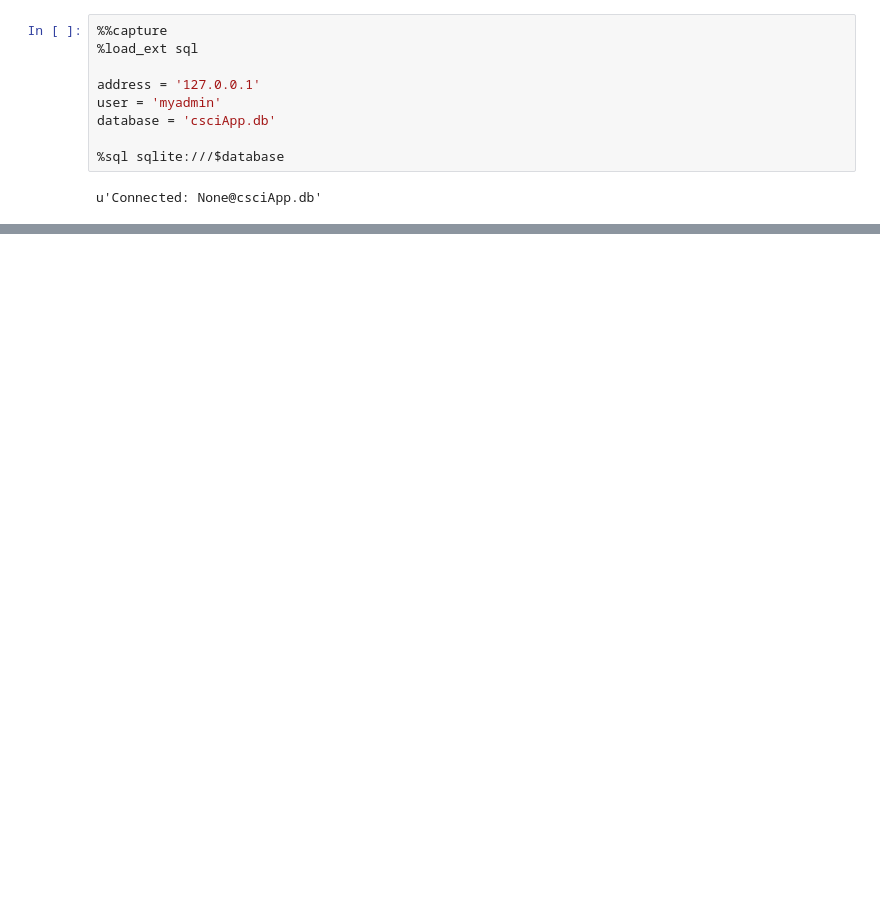
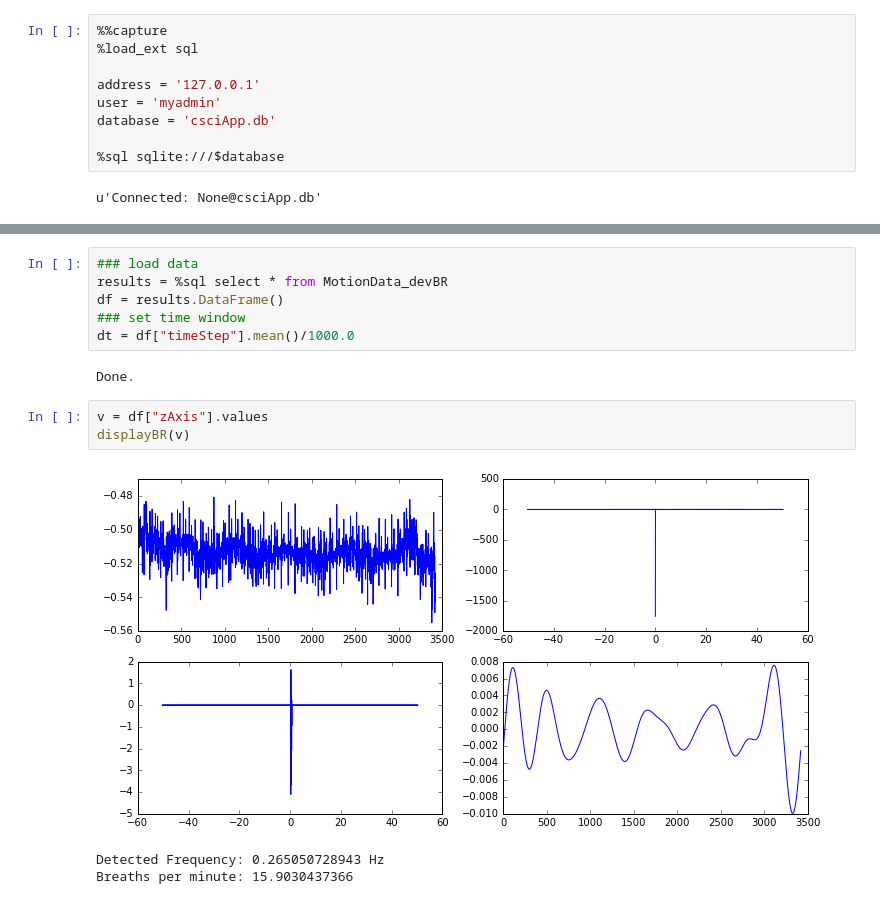
Before and after one commit to TomGarske/Simple-Flask-Server, a Jupyter notebook: sqlite-database/development.ipynb, the cells around one changed output, grey strips where cells are left out. Saved outputs shown, nothing was run; the diff lists cells and outputs as text; blank space fills up the shorter version.

```diff
--- a/sqlite-database/development.ipynb
+++ b/sqlite-database/development.ipynb
@@ -173,0 +208,15 @@ Sampling Frequency: 100.758814005 Hz, 9.98423820223 seconds
+# %%
+### load data
+results = %sql select * from MotionData_devBR
+df = results.DataFrame()
+### set time window
+dt = df["timeStep"].mean()/1000.0
+# %% [output]
+Done.
+# %%
+v = df["zAxis"].values
+displayBR(v)
+# %% [output]
+[figure, added]
+Detected Frequency: 0.265050728943 Hz
+Breaths per minute: 15.9030437366
```
Also changed, not shown: parts of 15 cells of this notebook, 1 other file.
